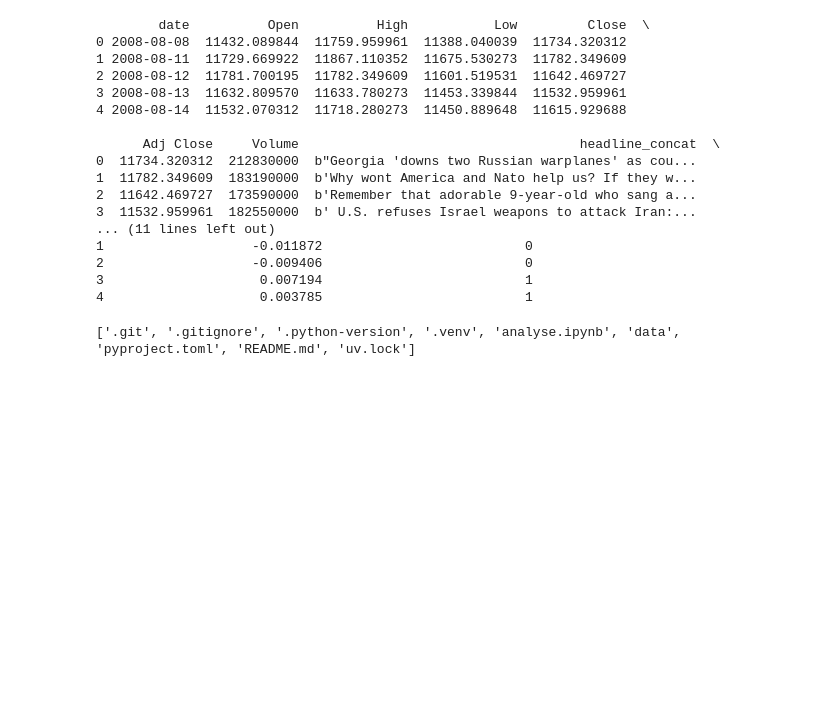
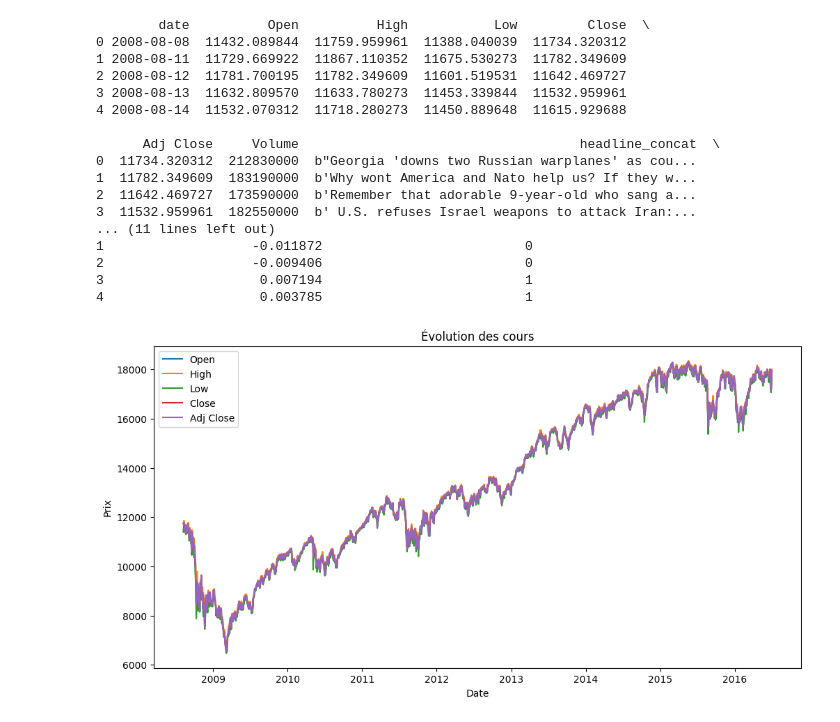
Before and after one commit to ArthurEDLP/projet_deep_learning, a Jupyter notebook: analyse.ipynb, the cells around one changed output. Cells and saved outputs as stored; diff of their text form; code cells hidden in the pictures; blank space fills up the shorter version.

Commit message:
analyse

```diff
--- a/analyse.ipynb
+++ b/analyse.ipynb
@@ -27,9 +27,19 @@ print(df.head())
 3                    0.007194                          1
 4                    0.003785                          1
 # %%
-import os
+# Visualiser les cours
 
-# Afficher les fichiers dans le répertoire data
-print(os.listdir())
+plt.figure(figsize=(12, 6))
+
+cols = ['Open', 'High', 'Low', 'Close', 'Adj Close']
+
+for col in cols:
+    plt.plot(df['date'], df[col], label=col)
+
+plt.xlabel('Date')
+plt.ylabel('Prix')
+plt.title('Évolution des cours')
+plt.legend()
+plt.show()
 # %% [output]
-['.git', '.gitignore', '.python-version', '.venv', 'analyse.ipynb', 'data', 'pyproject.toml', 'README.md', 'uv.lock']
+[figure, added]
```
Also changed, not shown: parts of 4 cells of this notebook.
